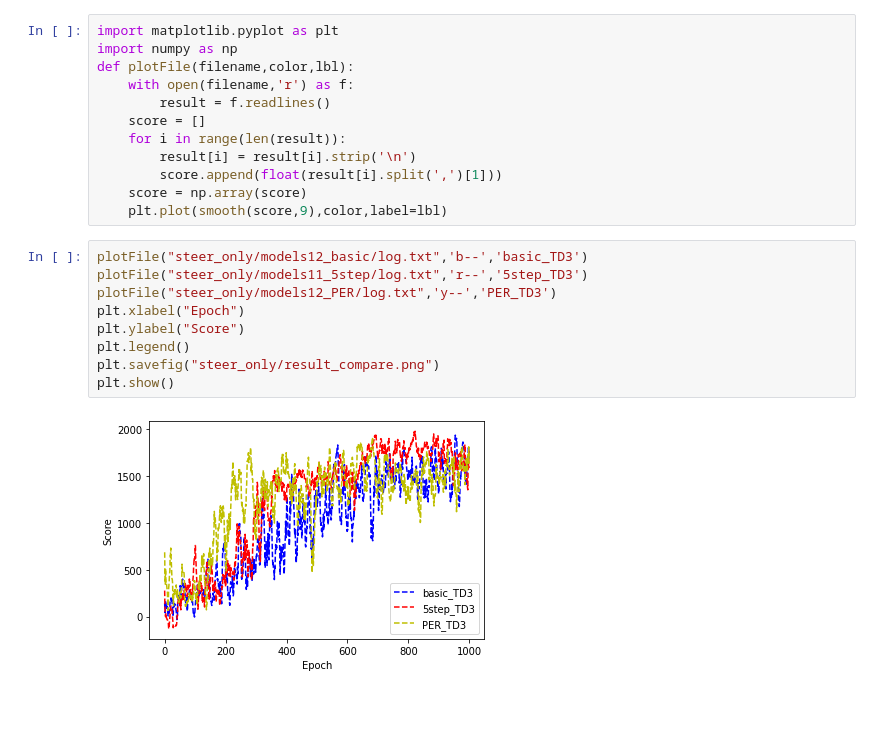
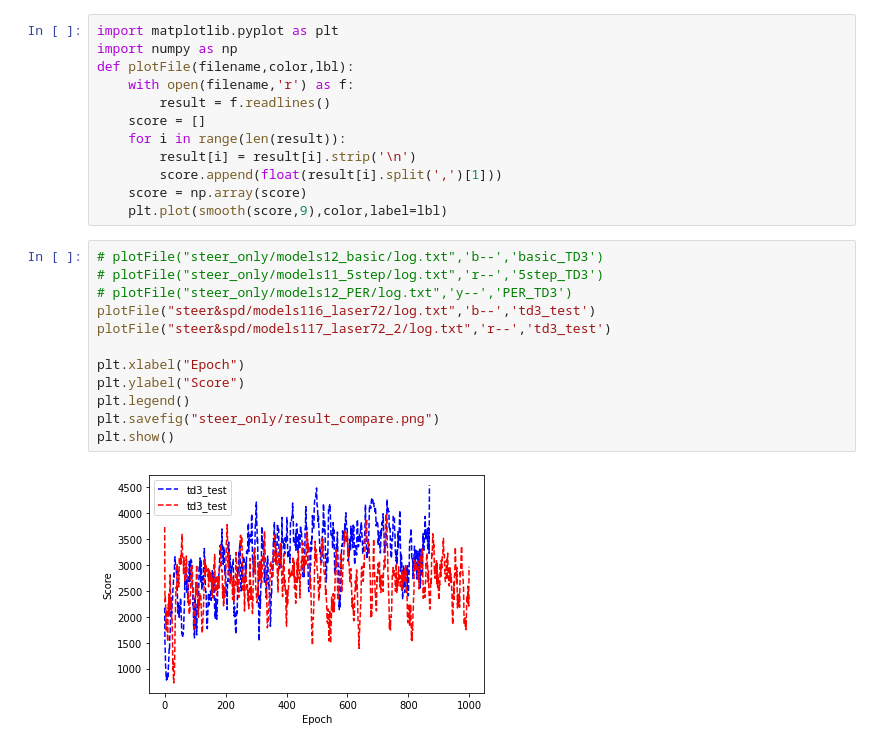
Before and after one commit to ljnaaa/dqn-navigation, a Jupyter notebook: turtlebot3_machine_learning/turtlebot3_td3/visualize.ipynb, the cells around one changed output. Drawn from its saved outputs; the diff is of its cells as text; blank space fills up the shorter version.

Commit message:
72lasers

```diff
--- a/turtlebot3_machine_learning/turtlebot3_td3/visualize.ipynb
+++ b/turtlebot3_machine_learning/turtlebot3_td3/visualize.ipynb
@@ -22,13 +22,16 @@ def plotFile(filename,color,lbl):
     score = np.array(score)
     plt.plot(smooth(score,9),color,label=lbl)
 # %%
-plotFile("steer_only/models12_basic/log.txt",'b--','basic_TD3')
-plotFile("steer_only/models11_5step/log.txt",'r--','5step_TD3')
-plotFile("steer_only/models12_PER/log.txt",'y--','PER_TD3')
+# plotFile("steer_only/models12_basic/log.txt",'b--','basic_TD3')
+# plotFile("steer_only/models11_5step/log.txt",'r--','5step_TD3')
+# plotFile("steer_only/models12_PER/log.txt",'y--','PER_TD3')
+plotFile("steer&spd/models116_laser72/log.txt",'b--','td3_test')
+plotFile("steer&spd/models117_laser72_2/log.txt",'r--','td3_test')
+
 plt.xlabel("Epoch")
 plt.ylabel("Score")
 plt.legend()
 plt.savefig("steer_only/result_compare.png")
 plt.show()
 # %% [output]
-[figure, old version]
+[figure, new version]
```
Also changed, not shown: 43 other files.
